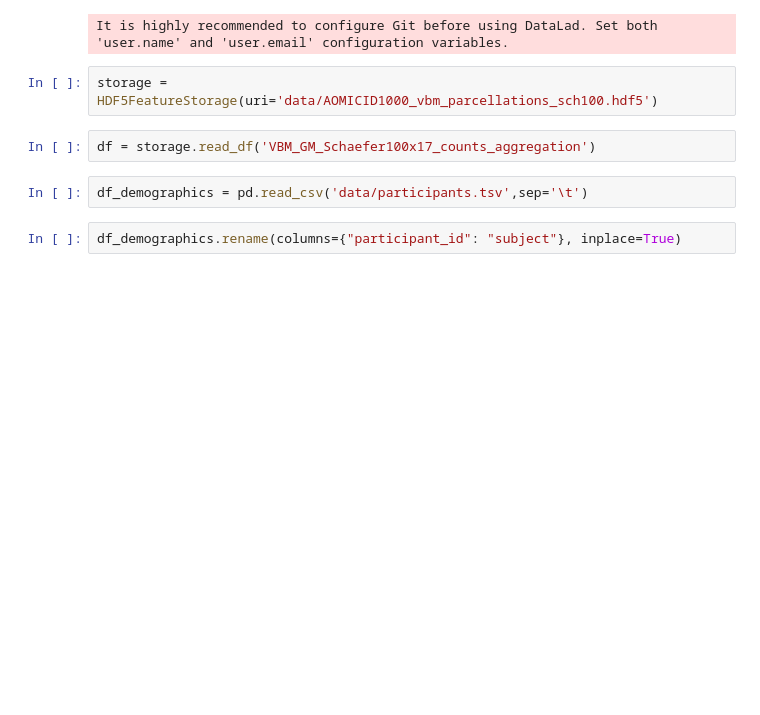
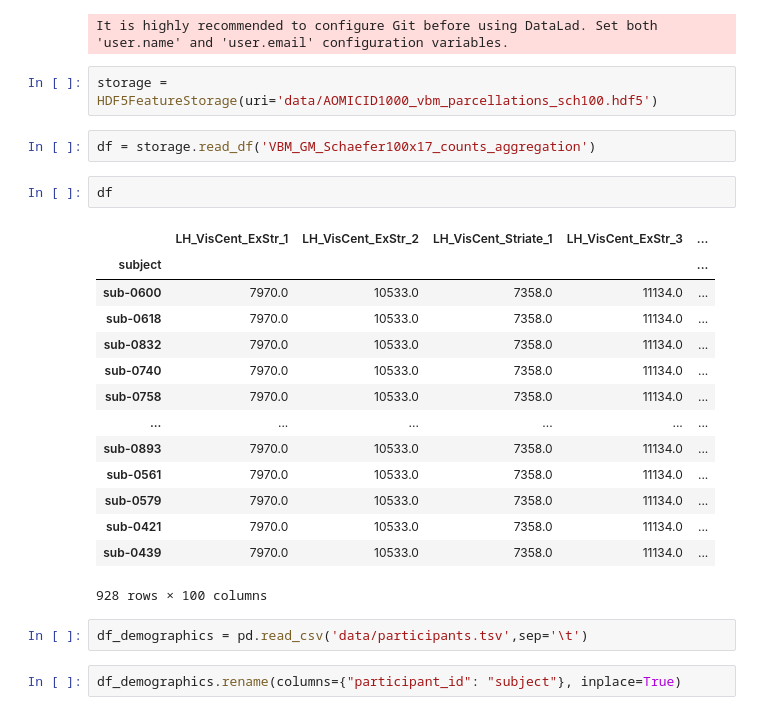
Before and after one commit to Cup-cake-lover/Julearn_predictions, a Jupyter notebook: AOMICID_1000_sexpreds.ipynb, the cells around one changed output. Drawn from its saved outputs; the diff is of its cells as text; blank space fills up the shorter version.

```diff
--- a/AOMICID_1000_sexpreds.ipynb
+++ b/AOMICID_1000_sexpreds.ipynb
@@ -11,6 +11,23 @@ It is highly recommended to configure Git before using DataLad. Set both 'user.n
 storage = HDF5FeatureStorage(uri='data/AOMICID1000_vbm_parcellations_sch100.hdf5')
 # %%
 df = storage.read_df('VBM_GM_Schaefer100x17_counts_aggregation')
+# %%
+df
+# %% [output]
+|  | LH_VisCent_ExStr_1 | LH_VisCent_ExStr_2 | LH_VisCent_Striate_1 | LH_VisCent_ExStr_3 | ... |
+| subject |  |  |  |  | ... |
+| sub-0600 | 7970.0 | 10533.0 | 7358.0 | 11134.0 | ... |
+| sub-0618 | 7970.0 | 10533.0 | 7358.0 | 11134.0 | ... |
+| sub-0832 | 7970.0 | 10533.0 | 7358.0 | 11134.0 | ... |
+| sub-0740 | 7970.0 | 10533.0 | 7358.0 | 11134.0 | ... |
+| sub-0758 | 7970.0 | 10533.0 | 7358.0 | 11134.0 | ... |
+| ... | ... | ... | ... | ... | ... |
+| sub-0893 | 7970.0 | 10533.0 | 7358.0 | 11134.0 | ... |
+| sub-0561 | 7970.0 | 10533.0 | 7358.0 | 11134.0 | ... |
+| sub-0579 | 7970.0 | 10533.0 | 7358.0 | 11134.0 | ... |
+| sub-0421 | 7970.0 | 10533.0 | 7358.0 | 11134.0 | ... |
+| sub-0439 | 7970.0 | 10533.0 | 7358.0 | 11134.0 | ... |
+928 rows × 100 columns
 # %%
 df_demographics = pd.read_csv('data/participants.tsv',sep='\t')
 # %%
```
Also changed, not shown: parts of 6 cells of this notebook.
